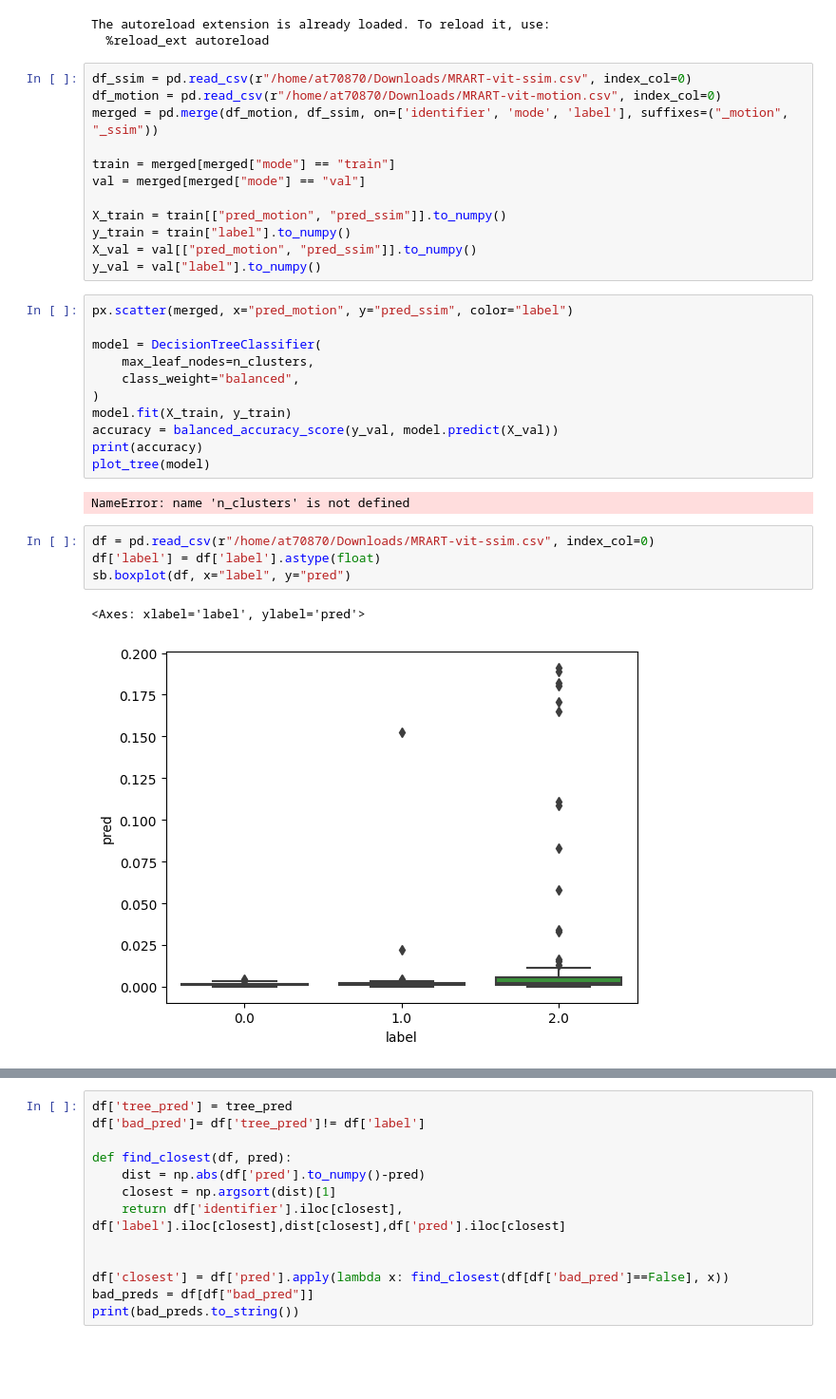
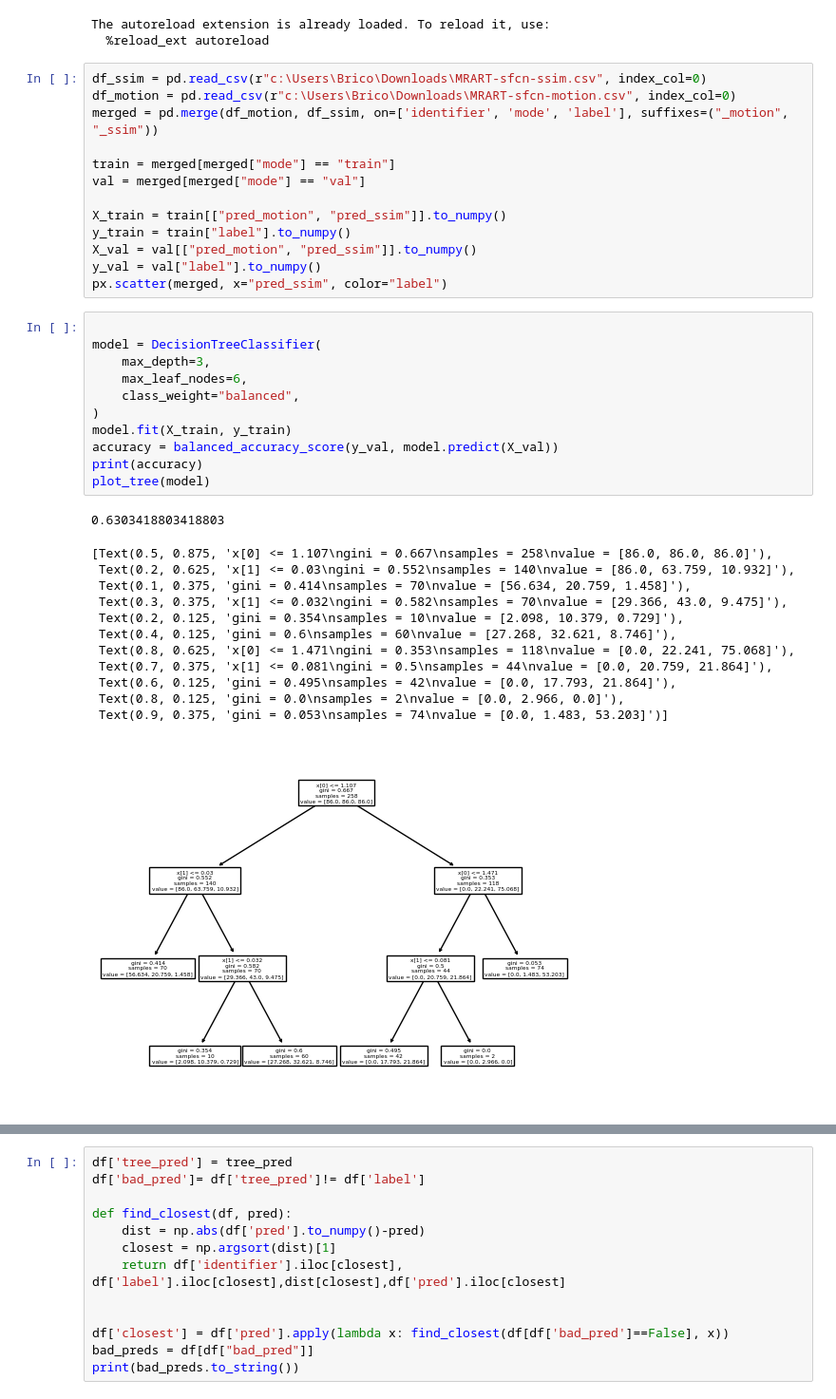
Before and after one commit to chbricout/motiondetector, a Jupyter notebook: notebooks/classifier.ipynb, the cells around one changed output, grey strips where cells are left out. Shown at 95% size. Cells and saved outputs as stored; diff of their text form; blank space fills up the shorter version.

```diff
--- a/notebooks/classifier.ipynb
+++ b/notebooks/classifier.ipynb
@@ -18,8 +18,8 @@ import plotly.express as px
 The autoreload extension is already loaded. To reload it, use:
   %reload_ext autoreload
 # %%
-df_ssim = pd.read_csv(r"/home/at70870/Downloads/MRART-vit-ssim.csv", index_col=0)
-df_motion = pd.read_csv(r"/home/at70870/Downloads/MRART-vit-motion.csv", index_col=0)
+df_ssim = pd.read_csv(r"c:\Users\Brico\Downloads\MRART-sfcn-ssim.csv", index_col=0)
+df_motion = pd.read_csv(r"c:\Users\Brico\Downloads\MRART-sfcn-motion.csv", index_col=0)
 merged = pd.merge(df_motion, df_ssim, on=['identifier', 'mode', 'label'], suffixes=("_motion", "_ssim"))
 
 train = merged[merged["mode"] == "train"]
@@ -29,23 +29,29 @@ X_train = train[["pred_motion", "pred_ssim"]].to_numpy()
 y_train = train["label"].to_numpy()
 X_val = val[["pred_motion", "pred_ssim"]].to_numpy()
 y_val = val["label"].to_numpy()
+px.scatter(merged, x="pred_ssim", color="label")
 # %%
-px.scatter(merged, x="pred_motion", y="pred_ssim", color="label")
 
 model = DecisionTreeClassifier(
-    max_leaf_nodes=n_clusters,
+    max_depth=3,
+    max_leaf_nodes=6,
     class_weight="balanced",
 )
 model.fit(X_train, y_train)
 accuracy = balanced_accuracy_score(y_val, model.predict(X_val))
 print(accuracy)
 plot_tree(model)
 # %% [output]
-NameError: name 'n_clusters' is not defined
+0.6303418803418803
+[Text(0.5, 0.875, 'x[0] <= 1.107\ngini = 0.667\nsamples = 258\nvalue = [86.0, 86.0, 86.0]'),
+ Text(0.2, 0.625, 'x[1] <= 0.03\ngini = 0.552\nsamples = 140\nvalue = [86.0, 63.759, 10.932]'),
+ Text(0.1, 0.375, 'gini = 0.414\nsamples = 70\nvalue = [56.634, 20.759, 1.458]'),
+ Text(0.3, 0.375, 'x[1] <= 0.032\ngini = 0.582\nsamples = 70\nvalue = [29.366, 43.0, 9.475]'),
+ Text(0.2, 0.125, 'gini = 0.354\nsamples = 10\nvalue = [2.098, 10.379, 0.729]'),
+ Text(0.4, 0.125, 'gini = 0.6\nsamples = 60\nvalue = [27.268, 32.621, 8.746]'),
+ Text(0.8, 0.625, 'x[0] <= 1.471\ngini = 0.353\nsamples = 118\nvalue = [0.0, 22.241, 75.068]'),
+ Text(0.7, 0.375, 'x[1] <= 0.081\ngini = 0.5\nsamples = 44\nvalue = [0.0, 20.759, 21.864]'),
+ Text(0.6, 0.125, 'gini = 0.495\nsamples = 42\nvalue = [0.0, 17.793, 21.864]'),
+ Text(0.8, 0.125, 'gini = 0.0\nsamples = 2\nvalue = [0.0, 2.966, 0.0]'),
+ Text(0.9, 0.375, 'gini = 0.053\nsamples = 74\nvalue = [0.0, 1.483, 53.203]')]
+[figure, added]
-# %%
-df = pd.read_csv(r"/home/at70870/Downloads/MRART-vit-ssim.csv", index_col=0)
-df['label'] = df['label'].astype(float)
-sb.boxplot(df, x="label", y="pred")
-# %% [output]
-<Axes: xlabel='label', ylabel='pred'>
-[figure, removed]
```
Also changed, not shown: parts of 3 cells of this notebook, 11 other files.
